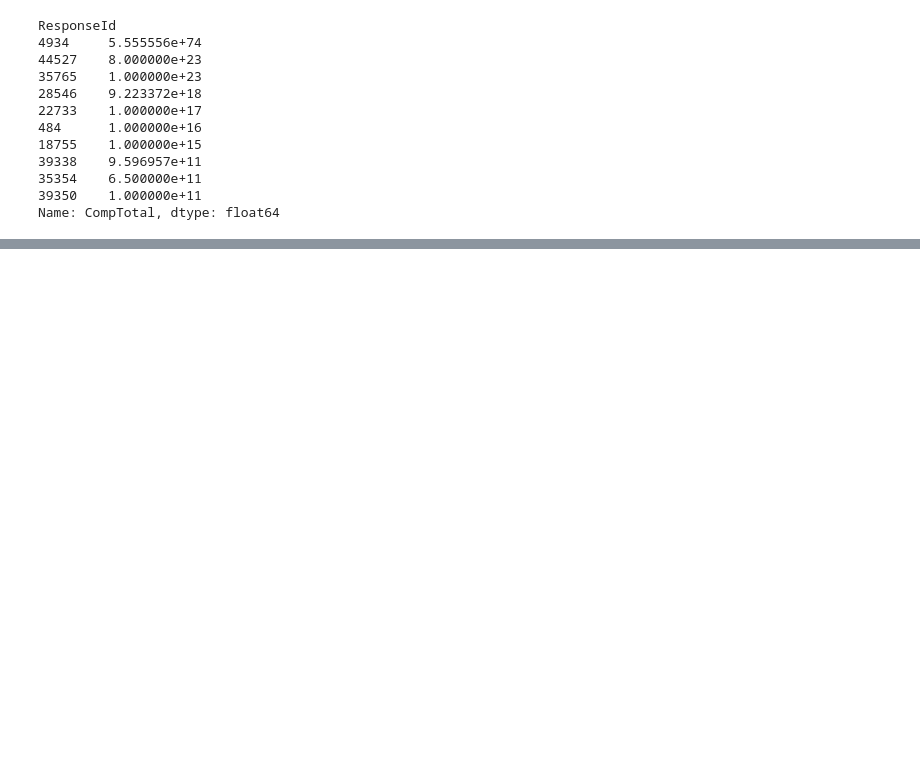
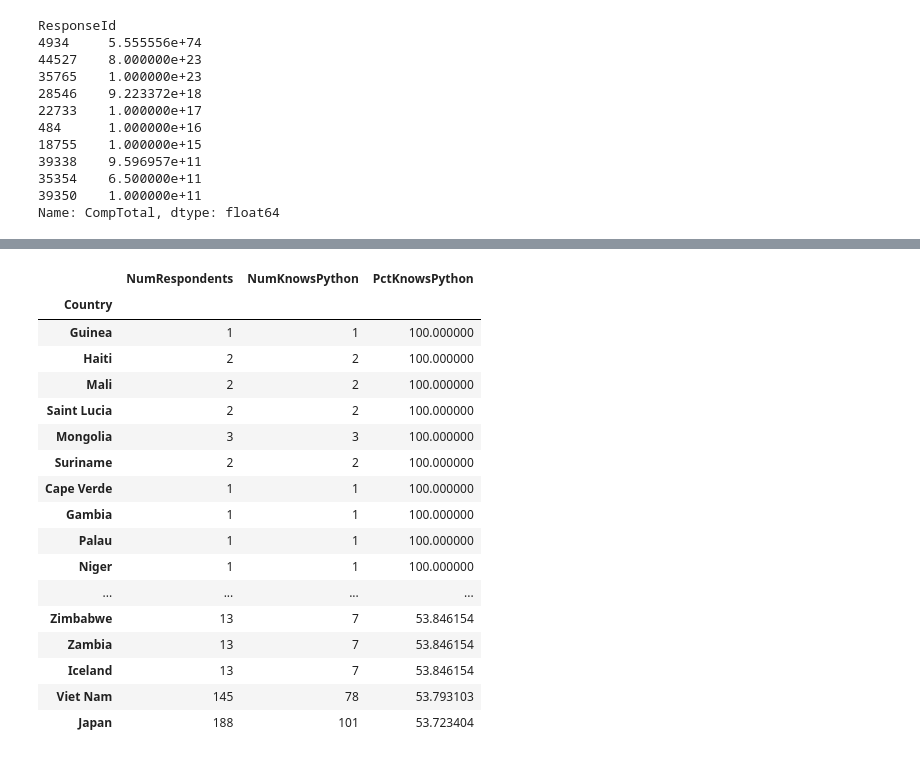
Before and after one commit to KothariMansi/PandasLearn, a Jupyter notebook: pandas_demo.ipynb, the cells around one changed output, grey strips where cells are left out. Drawn from its saved outputs; the diff is of its cells as text; code cells hidden in the pictures; blank space fills up the shorter version.

```diff
--- a/pandas_demo.ipynb
+++ b/pandas_demo.ipynb
@@ -80,0 +389,3 @@ df.nsmallest(5, 'CompTotal')
+# %%
+python_df = pd.concat([country_respondents, country_uses_python], axis = 'columns', sort = False)
+python_df
@@ -80,0 +407,2 @@ df.nsmallest(5, 'CompTotal')
+# %%
+python_df.rename(columns = {'count': 'NumRespondents', 'LanguageHaveWorkedWith': 'NumKnowsPython'}, inplace = True)
@@ -80,0 +426,3 @@ df.nsmallest(5, 'CompTotal')
+# %%
+python_df['PctKnowsPython'] = (python_df['NumKnowsPython'] / python_df['NumRespondents']) * 100
+python_df
@@ -80,0 +444,23 @@ df.nsmallest(5, 'CompTotal')
+# %%
+python_df.sort_values(by='PctKnowsPython', ascending=False, inplace = True)
+# %%
+python_df.head(50)
+# %% [output]
+|  | NumRespondents | NumKnowsPython | PctKnowsPython |
+| Country |  |  |  |
+| Guinea | 1 | 1 | 100.000000 |
+| Haiti | 2 | 2 | 100.000000 |
+| Mali | 2 | 2 | 100.000000 |
+| Saint Lucia | 2 | 2 | 100.000000 |
+| Mongolia | 3 | 3 | 100.000000 |
+| Suriname | 2 | 2 | 100.000000 |
+| Cape Verde | 1 | 1 | 100.000000 |
+| Gambia | 1 | 1 | 100.000000 |
+| Palau | 1 | 1 | 100.000000 |
+| Niger | 1 | 1 | 100.000000 |
+| ... | ... | ... | ... |
+| Zimbabwe | 13 | 7 | 53.846154 |
+| Zambia | 13 | 7 | 53.846154 |
+| Iceland | 13 | 7 | 53.846154 |
+| Viet Nam | 145 | 78 | 53.793103 |
+| Japan | 188 | 101 | 53.723404 |
```
Also changed, not shown: parts of 33 cells of this notebook.
